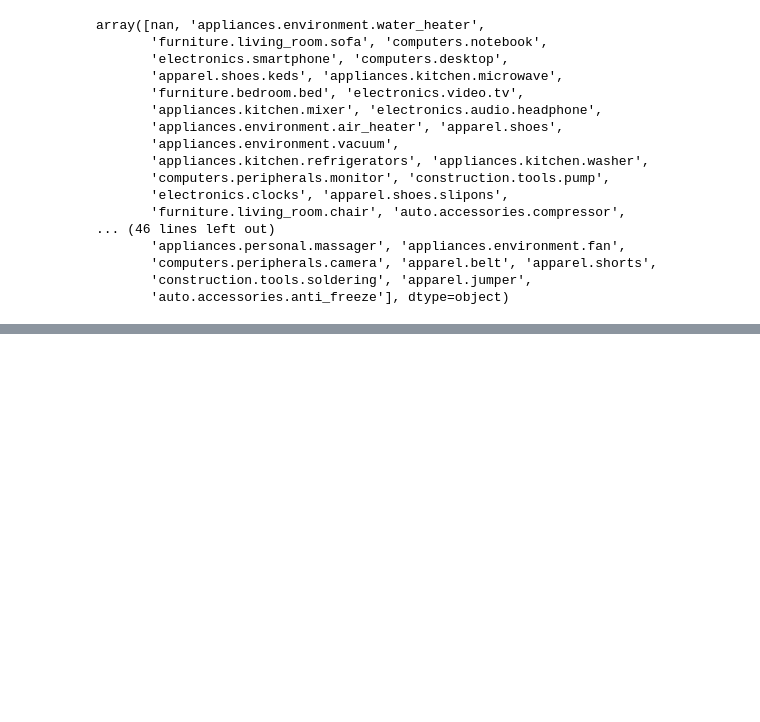
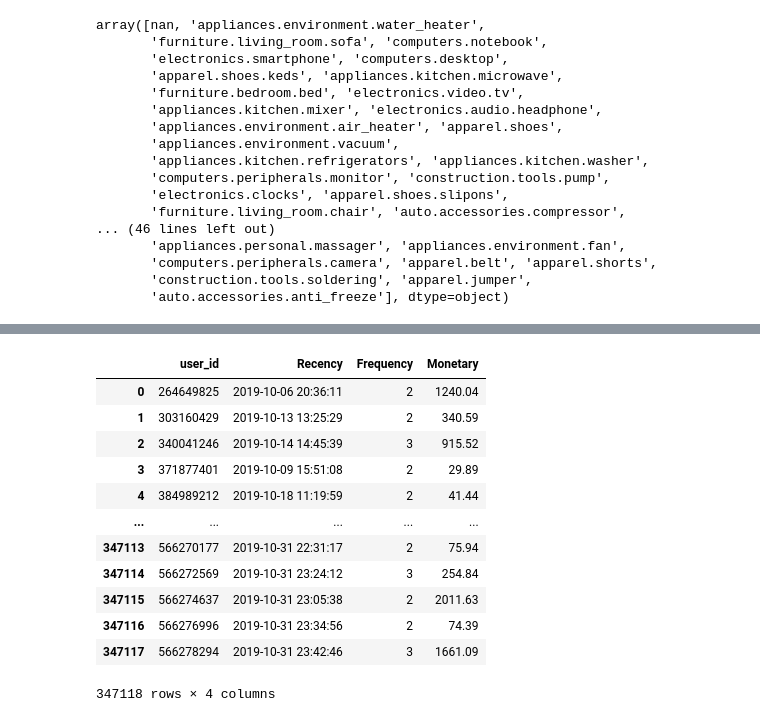
Before and after one commit to Songnahyun/AI_12_cp2_project, a Jupyter notebook: CP2_송나현.ipynb, the cells around one changed output, grey strips where cells are left out. Saved outputs shown, nothing was run; the diff lists cells and outputs as text; code cells hidden in the pictures; blank space fills up the shorter version.

```diff
--- a/CP2_송나현.ipynb
+++ b/CP2_송나현.ipynb
@@ -238,0 +252,18 @@ df2
+# %%
+purchases_df['event_time'] = pd.to_datetime(purchases_df['event_time']).dt.tz_convert(None)
+# %%
+from tqdm import tqdm
+
+user_id = list(purchases_df['user_id'].unique()) ## 고객아이디
+
+## 먼저 각 고객별로 구매금액이 얼마인지 알아보자.
+monetary_df = pd.DataFrame() ## 구매금액 데이터 초기화
+monetary_df['user_id'] = user_id ## 고객아이디 삽입
+
+monetary_data = [] ## 구매금액을 담을 리스트
+for i in tqdm(user_id,position=0,desc='Calculating amount of individual customer'):
+    temp = purchases_df.query('user_id==@i') ## 해당 아이디의 고객데이터 추출
+    amount = sum(temp['price']) ## 해당 고객 구매금액
+    monetary_data.append(amount)
+
+monetary_df['Monetary'] = monetary_data ## 구매금액 데이터 삽입
@@ -238,0 +286,29 @@ df2
+# %%
+temp_recency_df = purchases_df[['user_id','event_time']].drop_duplicates() ## 고객 아이디와 event_time 추출한뒤 중복 제거
+recency_df = temp_recency_df.groupby('user_id')['event_time'].max().reset_index() ## 아이디로 그룹화 한다음 최근방문일을 구해야 하므로 event_time에 max를 적용한다.
+recency_df = recency_df.rename(columns={'event_time':'Recency'})
+# %%
+## 각 고객별 방문횟수를 알아보자.
+temp_frequency_df = df[['user_id','event_type']].drop_duplicates() ## 고객 아이디와 event_type만 추출한뒤 중복 제거
+frequency_df = temp_frequency_df.groupby('user_id')['event_type'].count().reset_index() ## 아이디로 그룹화 한다음 방문횟수를 구해야 한다. 여기서는 방문횟수를 event_type으로 생각했으므로 count를 적용한다.
+frequency_df = frequency_df.rename(columns={'event_type':'Frequency'})
+
+## 데이터를 고객아이디를 기준으로 합쳐야한다.
+rfm_df = pd.merge(recency_df,frequency_df,how='left',on='user_id')
+rfm_df = pd.merge(rfm_df,monetary_df,how='left',on='user_id')
+# %%
+rfm_df
+# %% [output]
+|  | user_id | Recency | Frequency | Monetary |
+| 0 | 264649825 | 2019-10-06 20:36:11 | 2 | 1240.04 |
+| 1 | 303160429 | 2019-10-13 13:25:29 | 2 | 340.59 |
+| 2 | 340041246 | 2019-10-14 14:45:39 | 3 | 915.52 |
+| 3 | 371877401 | 2019-10-09 15:51:08 | 2 | 29.89 |
+| 4 | 384989212 | 2019-10-18 11:19:59 | 2 | 41.44 |
+| ... | ... | ... | ... | ... |
+| 347113 | 566270177 | 2019-10-31 22:31:17 | 2 | 75.94 |
+| 347114 | 566272569 | 2019-10-31 23:24:12 | 3 | 254.84 |
+| 347115 | 566274637 | 2019-10-31 23:05:38 | 2 | 2011.63 |
+| 347116 | 566276996 | 2019-10-31 23:34:56 | 2 | 74.39 |
+| 347117 | 566278294 | 2019-10-31 23:42:46 | 3 | 1661.09 |
+347118 rows × 4 columns
```
Also changed, not shown: parts of 14 cells of this notebook.
